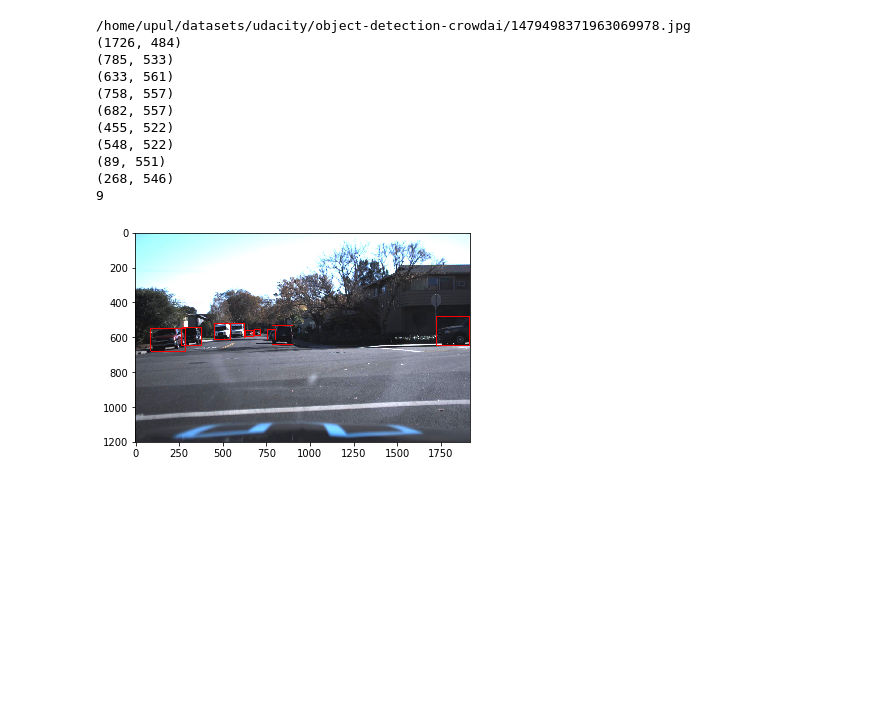
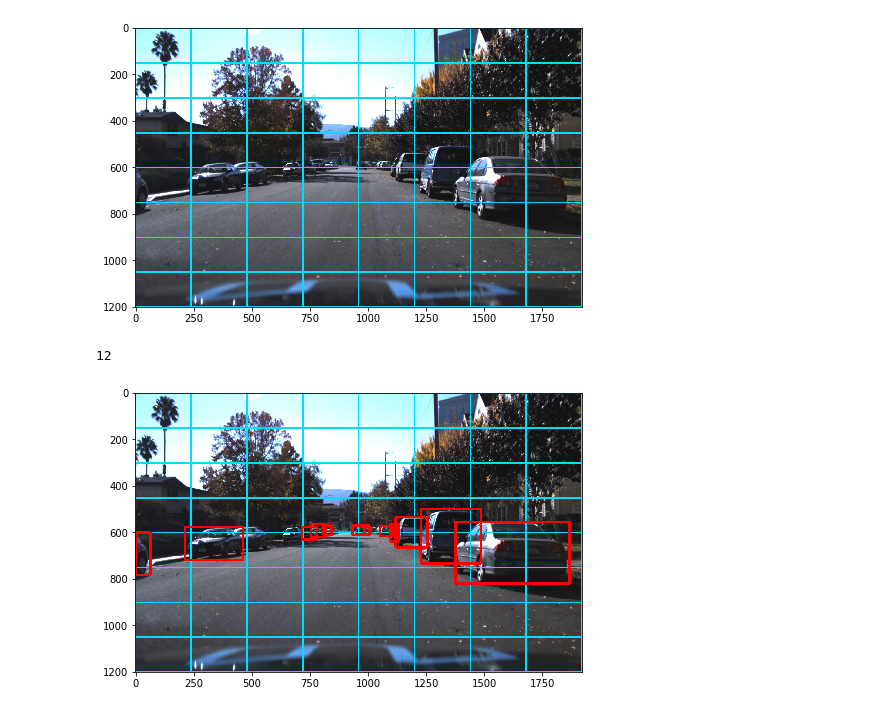
Before and after one commit to upul/Pedestrian_Detection, a Jupyter notebook: DataExplorationAndInitialModels.ipynb, the cells around one changed output. Cells and saved outputs as stored; diff of their text form; code cells hidden in the pictures; blank space fills up the shorter version.

```diff
--- a/DataExplorationAndInitialModels.ipynb
+++ b/DataExplorationAndInitialModels.ipynb
@@ -74,30 +46,0 @@ selected_frame
-# %%
-# this is just a debug function
-def print_bounding_boxes(bb_frame):
-    path = os.path.join(DATA_PATH, bb_frame['Frame'].unique()[0])
-    print(path)
-    image = plt.imread(path)
-
-    for i in range(len(bb_frame)):
-        row = bb_frame.iloc[i]
-        top_left = (row['xmin'], row['ymin'])
-        bot_right = (row['xmax'], row['ymax'])
-        print(top_left)
-        cv2.rectangle(image, bot_right, top_left , color = (255, 0, 0), thickness=3)
-    plt.imshow(image)
-    print(len(bb_frame))
-
-print_bounding_boxes(selected_frame)
-# %% [output]
-/home/upul/datasets/udacity/object-detection-crowdai/1479498371963069978.jpg
-(1726, 484)
-(785, 533)
-(633, 561)
-(758, 557)
-(682, 557)
-(455, 522)
-(548, 522)
-(89, 551)
-(268, 546)
-9
-[figure, removed]
@@ -103,0 +57,39 @@ print_bounding_boxes(selected_frame)
+# %%
+def get_grids(img):
+    assert isinstance(img, np.ndarray)
+    data = img[:, :, 0]
+    x_pix_per_block = data.shape[1] // GRIDS_PER_DIR
+    y_pix_per_block = data.shape[0] // GRIDS_PER_DIR
+
+    all_grids = []
+    for i in range(0, GRIDS_PER_DIR):  # X dir
+        for j in range(0, GRIDS_PER_DIR):  # Y dir
+            all_grids.append((i*x_pix_per_block, j*y_pix_per_block))
+    return all_grids
+
+
+def plt_grids(image, grids):
+    data = img[:, :, 0]
+    x_pix_per_block = data.shape[1] // GRIDS_PER_DIR
+    y_pix_per_block = data.shape[0] // GRIDS_PER_DIR
+
+    for grid in grids:
+        i = grid[0]
+        j = grid[1]
+        cv2.rectangle(image, (i, j), (i+x_pix_per_block, j+y_pix_per_block), color=[0, 222, 255], thickness=5)
+    plt.imshow(image)
+
+grids = get_grids(img)
+plt_grids(img, grids)
+# %% [output]
+[figure, added]
+# %%
+def display_bounding_boxes(image, boundings):
+    print(len(boundings))
+    for box in boundings:
+        cv2.rectangle(image, box[0], box[1], color = (255, 0, 0), thickness=10)
+    plt.imshow(image)
+display_bounding_boxes(img, boundings)
+# %% [output]
+12
+[figure, added]
```
Also changed, not shown: parts of 10 cells of this notebook.
